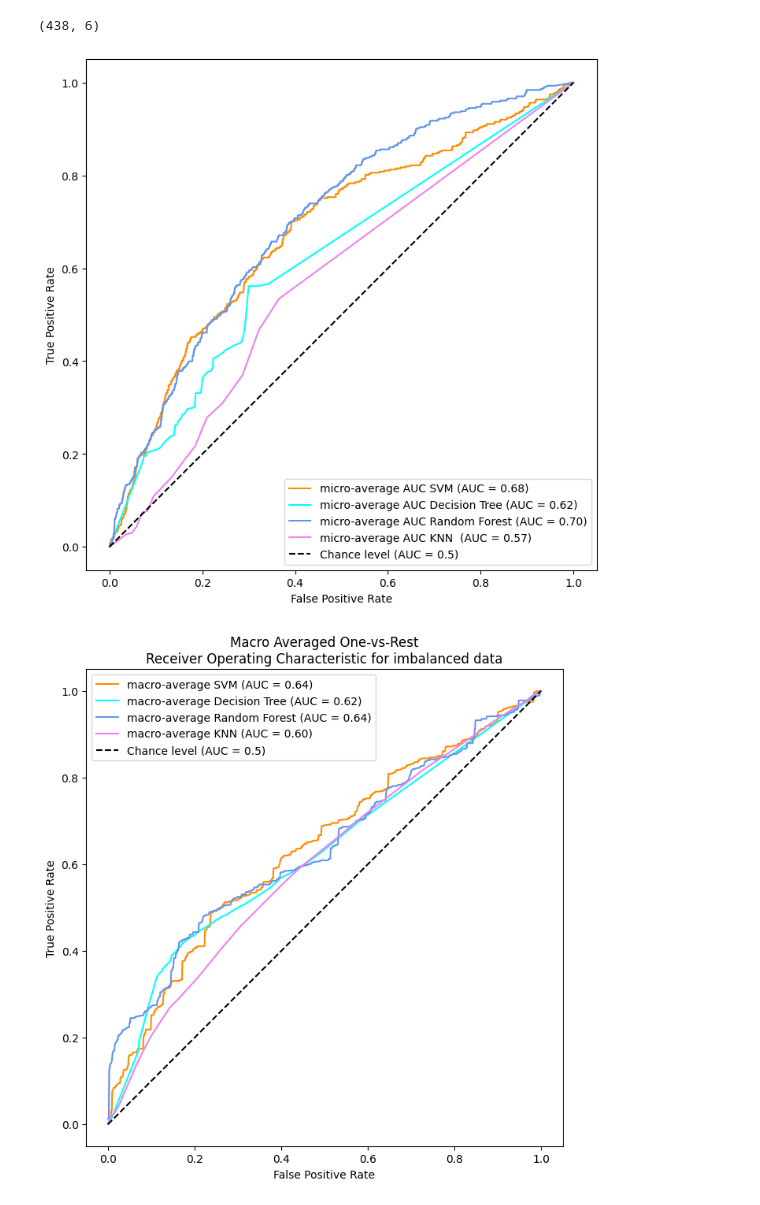
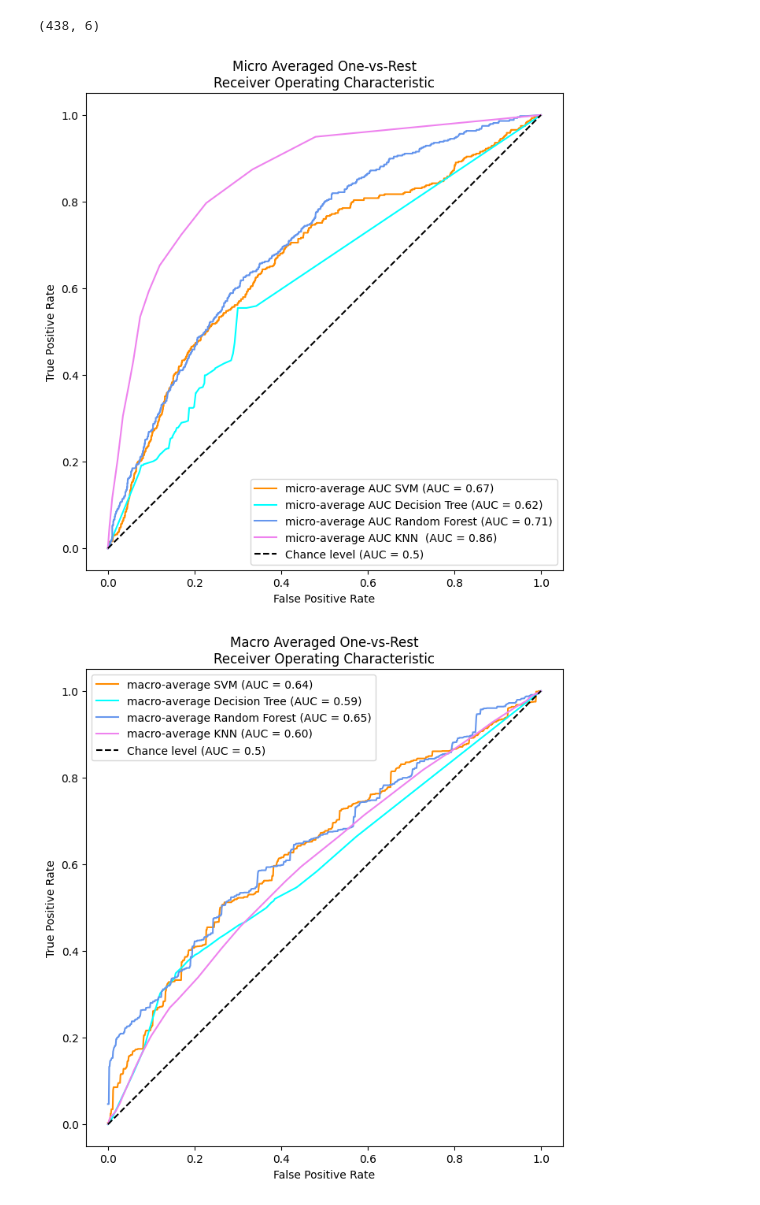
Before and after one commit to MATF-istrazivanje-podataka-1/2023_Data_Mining_Coffee_Quality_Dataset, a Jupyter notebook: models/classification/model_comparison.ipynb, the cells around one changed output. Drawn from its saved outputs; the diff is of its cells as text; code cells hidden in the pictures.

```diff
--- a/models/classification/model_comparison.ipynb
+++ b/models/classification/model_comparison.ipynb
@@ -223,36 +223,36 @@ RocCurveDisplay.from_predictions(
 
 )
 y_score=model_rf.fit(X_resampled, y_resampled).predict_proba(X_test)
 RocCurveDisplay.from_predictions(
     y_onehot_test.ravel(),
     y_score.ravel(),
     name="micro-average AUC Random Forest",
     color="cornflowerblue",
     plot_chance_level=False,
     ax=ax1
 
 )
-y_score=model_knn.fit(X_resampled, y_resampled).predict_proba(X_test)
+y_score=model_knn.fit(X_train, Y_train).predict_proba(X_test)
 RocCurveDisplay.from_predictions(
     y_onehot_test.ravel(),
     y_score.ravel(),
     name="micro-average AUC KNN ",
     color="violet",
     plot_chance_level=True,
     ax=ax1
 
 )
 
 
 plt.axis("square")
 ax1.set_xlabel("False Positive Rate")
 ax1.set_ylabel("True Positive Rate")
-
+ax1.set_title("Micro Averaged One-vs-Rest\nReceiver Operating Characteristic")
 
 plt.legend()
 plt.show()
 # %% [output]
-[figure, old version]
+[figure, new version]
 # %%
 n_classes=6
 # %%
@@ -331,10 +331,10 @@ plt.axis("square")
 ax1.set_xlabel("False Positive Rate")
 ax1.set_ylabel("True Positive Rate")
 
-ax1.set_title("Macro Averaged One-vs-Rest\nReceiver Operating Characteristic for imbalanced data")
+ax1.set_title("Macro Averaged One-vs-Rest\nReceiver Operating Characteristic")
 
 ax1.legend()
 
 plt.show()
 # %% [output]
-[figure, old version]
+[figure, new version]
```
Also changed, not shown: 6 other files.
